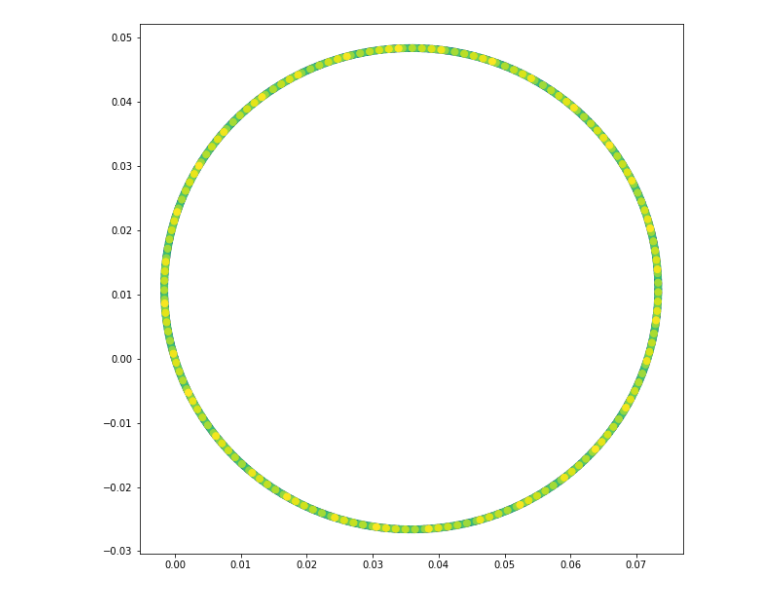
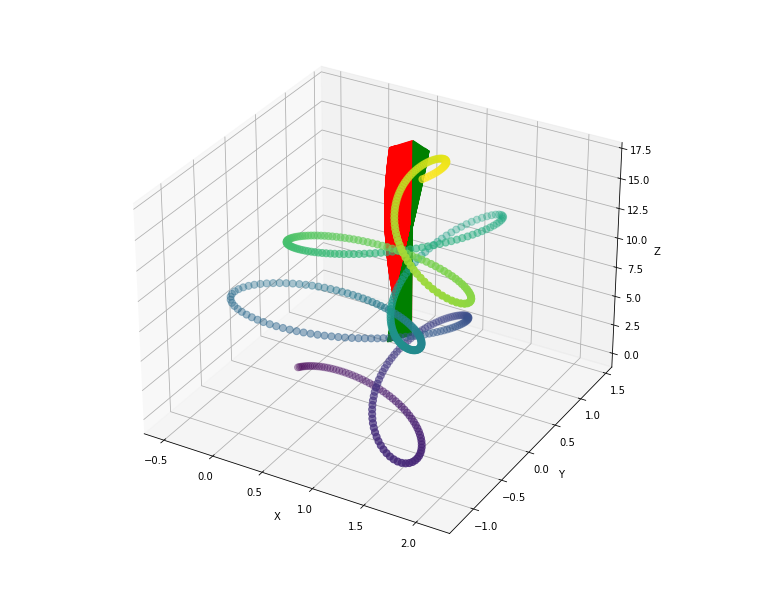
Before and after one commit to asmohov/bubbles, a Jupyter notebook: boris_pusher_sandbox.ipynb, the cells around one changed output. Cells and saved outputs as stored; diff of their text form; code cells hidden in the pictures.

Commit message:
add wave to boris pusher

```diff
--- a/boris_pusher_sandbox.ipynb
+++ b/boris_pusher_sandbox.ipynb
@@ -6,61 +6,101 @@ from matplotlib import pylab as plt
 #see 2.1.1 of https://iopscience.iop.org/article/10.3847/1538-4365/aab114/pdf
 
 #initial conditions
-c=.5 #to keep courant stable
-time_total = 1000 #arbitrary total time that will be evenly split up
-del_t_count = 1000 #set number of timesteps so implicitly set delta t
-q_m=1 #particle charge over mass ratio
-v_vect = np.array([-.1*c,.1*c,.1*c]) #velocity without any relativistic considerations, initial condition
-b_vect = np.array([0,0,1]) #only z field for now
-e_vect = np.array([0,0,0])
+c=1 #to keep courant stable
+time_total = 100 #arbitrary total time that will be evenly split up
+del_t_count = 500 #set number of timesteps so implicitly set delta t
+q_m=.1 #particle charge over mass ratio
+v_vect = np.array([0.1*c,0.1*c,0.1*c]) #velocity without any relativistic considerations, initial condition
+b_vect = np.array([0,0,1]) #for use when there is no wave passing through, i.e. constant b field
+b_guide = np.array([0,0,1])#only z field for now, this is the guide field at all points in the domain
+e_naught = np.array([0,0,0])#initial electric field, never changes
+e_vect = np.array([0,0,0])#initialize mutable electric field vector
 x_vect = np.array([0,0,0])
+#wave initial conditions
+omega = .05
+Amax = 1
+#helping method for magnitude
+def mag(x):
+    return np.sqrt(sum(i**2 for i in x))
 
 #resultant initial conditions; no need to manually set
 current_time = 0 #reset current_time variable
 delta_t = time_total/del_t_count #time step as a function of number of step desired
-gamma = c/(c**2-np.sum(v_vect**2))
+gamma = c/(c**2-np.sum(v_vect**2)) #initial gamma, will modify as its components change
 u_vect = v_vect*gamma #initial condition, effectively a function of v_vect only
+z_vel_init=v_vect[2] #use this to set up domain limits in z direction
+#wave parameters
+omega_cyclotron = q_m*mag(b_guide)/(c)
+omega = omega_cyclotron#set equal for resonant case
+kz = omega/c #since wave is propogating in z direction, k-vector only has z component nonzero
 #plotting_setup
 x_list = [x_vect[0]]
 y_list = [x_vect[1]]
 z_list = [x_vect[2]]
+ex_list = [e_vect[0]]
+ey_list = [e_vect[1]]
 time_list = [0]
+#single em wave going through
+ewave = [0,0,0]
+ex_wave_list=[0]
+ey_wave_list=[0]
 
-#helping method for magnitude
-def mag(x):
-    return np.sqrt(sum(i**2 for i in x))
 
 #iterate over the time domain
 while(current_time<time_total):
-    #half step in position based on starting velocity:
+    #half step in position based on starting velocity:---------------------------
     x_half = x_vect + u_vect*(delta_t/(2*gamma))
-    #half step electric acceleration
+    #update wave progression ------------------------------------------------------
+    #plots e and b field over the whole domain for visualization purposes and making sure eqn is correct
+    t=current_time
+    A=Amax*(1-np.exp(-1*t))#amplitude growth over time
+    z_domain = np.linspace(0,x_vect[2],501)
+    ex_wave = np.cos(kz*z_domain-t*omega)
+    ey_wave = np.sin(kz*z_domain-t*omega)
+    #b-field using rotation matrix
+    bx_wave = -ey_wave
+    by_wave = ex_wave
+    #update e field and b field according to wave propogation
+    #evaluate the e field adjustments at the current location of particle
+    del_ex=A*np.cos(kz*x_vect[2]-t*omega)
+    del_ey=A*np.sin(kz*x_vect[2]-t*omega)
+    e_vect=np.array((e_naught[0]+del_ex,e_naught[1]+del_ey,e_naught[2]))#adjust electric field due to wave
+    b_vect=np.array((b_guide[0]-del_ey,b_guide[1]+del_ex,b_guide[2]))
+    #half step electric acceleration------------------------------------------
     u_minus = u_vect + (q_m*delta_t/2)*e_vect
-    #intermediate quantities
+    #intermediate quantities--------------------------------------------------
     gamma_half = np.sqrt(1-((mag(u_minus)/c)**2))
     t_vect = b_vect*(q_m*delta_t/(2*gamma_half))
     s_vect = 2*t_vect*(1/(1+mag(t_vect)**2))
-    #magnetic rotation, magnitude of u_vector is conserved
+    #magnetic rotation, magnitude of u_vector is conserved------------------------
     u_plus = u_minus+np.cross(u_minus+(np.cross(u_minus,t_vect)),s_vect)
-    #half step electric
+    #half step electric---------------------------------------------------
     u_new = u_plus+(delta_t*q_m/2)*e_vect
-    #finish position change
+    #finish position change------------------------------------------------
     x_new = x_vect+u_new*(delta_t/(2*gamma))
-    #update initial values
+    #update initial values------------------------------------------------
     x_vect = x_new
     u_vect = u_new
-    #update time and append to graphing list
+    #update time and append to graphing list--------------------------------
     current_time+=delta_t
     x_list.append(x_vect[0])
     y_list.append(x_vect[1])
     z_list.append(x_vect[2])
     time_list.append(current_time)
-    #print('x',x_vect)
-plt.figure(figsize=(10,10))
-plt.scatter(x_list,y_list,s=50,c=time_list,cmap=plt.cm.viridis)
+#plotting section-------------------------------------------
 plt.show()
-#second plot
-plt.figure(figsize=(10,10))
-plt.scatter(x_list,z_list,s=50,c=time_list,cmap=plt.cm.viridis)
-plt.show()
+#3-d plot
+fig = plt.figure(figsize=(10,10))
+ax = fig.add_subplot(projection='3d')
+ax.scatter(x_list,y_list,z_list,s=50,c=time_list,cmap=plt.cm.viridis)
+zeros = np.zeros(len(z_domain))
+ax.quiver(zeros+.6,zeros+1,z_domain,ex_wave,ey_wave,zeros,length=.25,color='r',label='efield')#e field at last step
+ax.quiver(zeros+.6,zeros+1,z_domain,bx_wave,by_wave,zeros,length=.25,color='g',label='bfield')#b field at last step
+ax.set_xlabel('X')
+ax.set_ylabel('Y')
+ax.set_zlabel('Z')
+#ax.axes.set_zlim3d(bottom=0, top=z_lim)
+#ax.axes.set_xlim3d(left=-1, right=1)
+#ax.axes.set_ylim3d(bottom=-1, top=1)
+print('omega cyclotron',omega_cyclotron)
 # %% [output]
@@ -67 +108 @@ plt.show()
-[figure, old version]
+[figure, new version]
```
Also changed, not shown: parts of 1 cell of this notebook.
